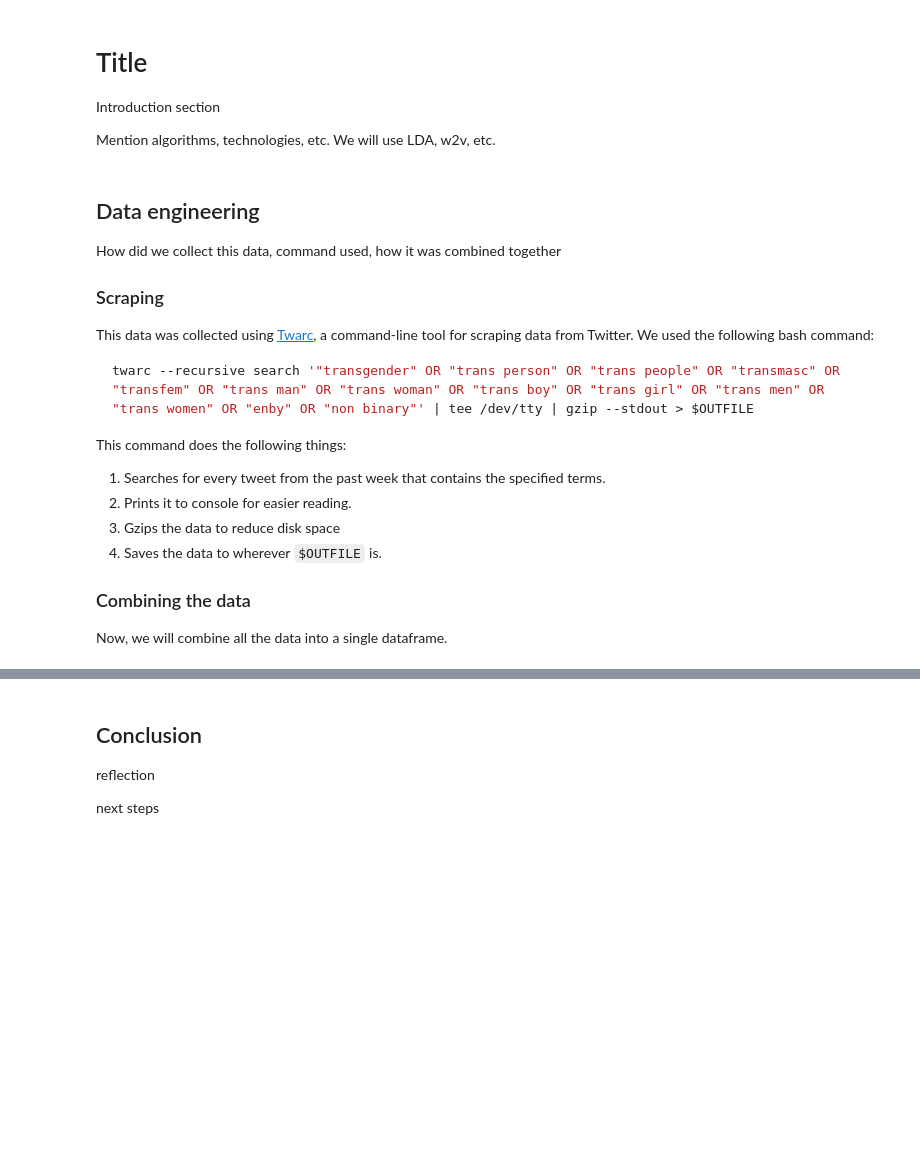
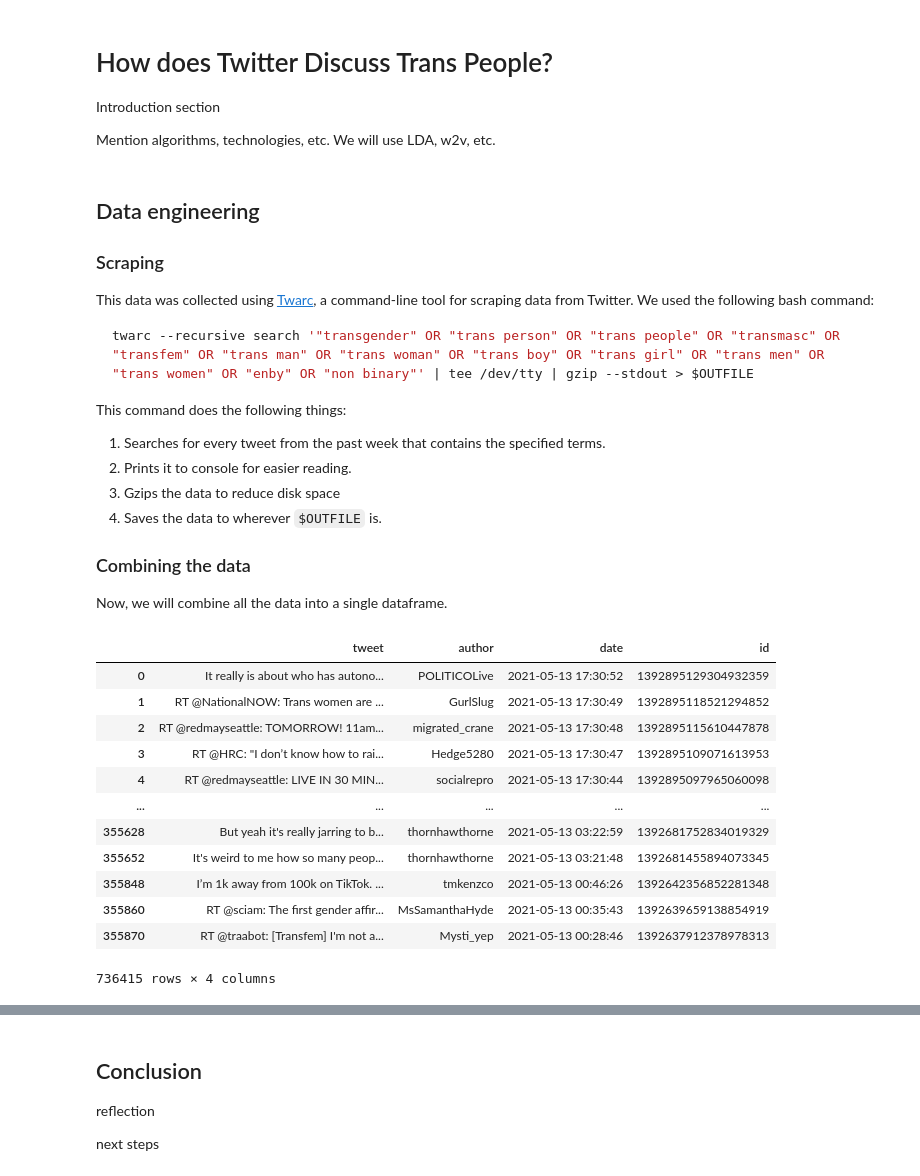
Before and after one commit to astralbijection/trans-data-analysis, a Jupyter notebook: notebooks/final_report.ipynb, the cells around one changed output, grey strips where cells are left out. Drawn from its saved outputs; the diff is of its cells as text; code cells hidden in the pictures; blank space fills up the shorter version.

```diff
--- a/notebooks/final_report.ipynb
+++ b/notebooks/final_report.ipynb
@@ -1,13 +1,11 @@
 # %% [markdown]
-# Title
+# How does Twitter Discuss Trans People?
 
 Introduction section
 
 Mention algorithms, technologies, etc. We will use LDA, w2v, etc.
 # %% [markdown]
 ## Data engineering
-
-How did we collect this data, command used, how it was combined together
 
 ### Scraping
 
@@ -85,0 +74,32 @@ def tweet_df():
+# %%
+@autopickle('../data/joined_tweets.pickle.gz')
+def tweet_df():
+    INPUTS = [
+        '../data/transgender/2021-05-06_2021-05-13.jsonl.gz',
+        '../data/transgender/2021-05-12_2021-05-20.jsonl.gz',
+    ]
+    # Read all the JSONL dataframes
+    dfs = [read_jsonl_gz(path) for path in INPUTS]
+
+    # Concatenate the dataframes
+    df = pd.concat(dfs)
+
+    # Drop duplicate tweets
+    df.drop_duplicates('id', inplace=True)
+    return df
+
+tweet_df
+# %% [output]
+|  | tweet | author | date | id |
+| 0 | It really is about who has autono... | POLITICOLive | 2021-05-13 17:30:52 | 1392895129304932359 |
+| 1 | RT @NationalNOW: Trans women are ... | GurlSlug | 2021-05-13 17:30:49 | 1392895118521294852 |
+| 2 | RT @redmayseattle: TOMORROW! 11am... | migrated_crane | 2021-05-13 17:30:48 | 1392895115610447878 |
+| 3 | RT @HRC: "I don’t know how to rai... | Hedge5280 | 2021-05-13 17:30:47 | 1392895109071613953 |
+| 4 | RT @redmayseattle: LIVE IN 30 MIN... | socialrepro | 2021-05-13 17:30:44 | 1392895097965060098 |
+| ... | ... | ... | ... | ... |
+| 355628 | But yeah it's really jarring to b... | thornhawthorne | 2021-05-13 03:22:59 | 1392681752834019329 |
+| 355652 | It's weird to me how so many peop... | thornhawthorne | 2021-05-13 03:21:48 | 1392681455894073345 |
+| 355848 | I’m 1k away from 100k on TikTok. ... | tmkenzco | 2021-05-13 00:46:26 | 1392642356852281348 |
+| 355860 | RT @sciam: The first gender affir... | MsSamanthaHyde | 2021-05-13 00:35:43 | 1392639659138854919 |
+| 355870 | RT @traabot: [Transfem] I'm not a... | Mysti_yep | 2021-05-13 00:28:46 | 1392637912378978313 |
+736415 rows × 4 columns
```
Also changed, not shown: parts of 41 cells of this notebook, 2 other files.
